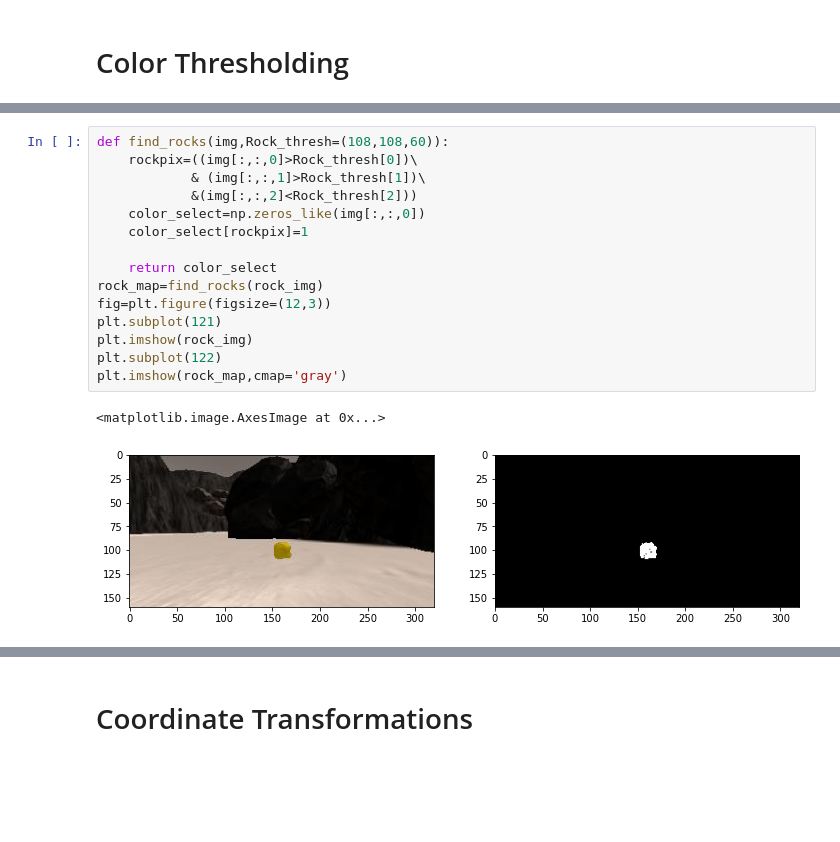
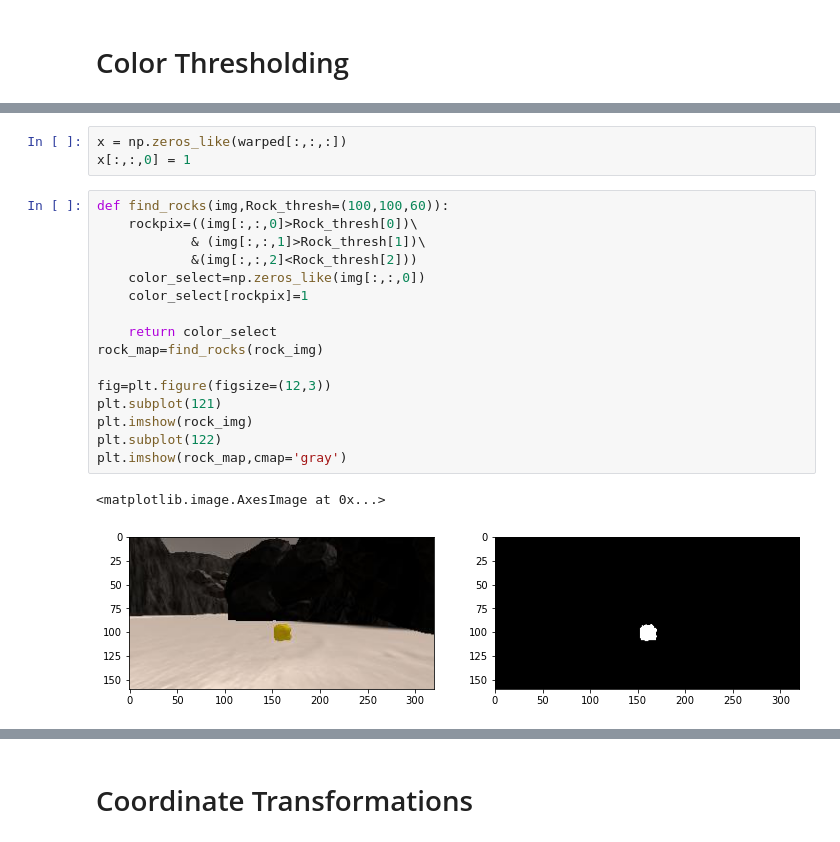
Before and after one commit to DedRec/Mars-Rover-Search-and-Sample-Return-Project, a Jupyter notebook: cvphase1.ipynb, the cells around one changed output, grey strips where cells are left out. Drawn from its saved outputs; the diff is of its cells as text; blank space fills up the shorter version.

```diff
--- a/cvphase1.ipynb
+++ b/cvphase1.ipynb
@@ -108,18 +106,22 @@ plt.imshow(threshed, cmap='gray')
-# %%
-def find_rocks(img,Rock_thresh=(108,108,60)):
-    rockpix=((img[:,:,0]>Rock_thresh[0])\
-            & (img[:,:,1]>Rock_thresh[1])\
-            &(img[:,:,2]<Rock_thresh[2]))
-    color_select=np.zeros_like(img[:,:,0])
-    color_select[rockpix]=1
-
-    return color_select
-rock_map=find_rocks(rock_img)
-fig=plt.figure(figsize=(12,3))
-plt.subplot(121)
-plt.imshow(rock_img)
-plt.subplot(122)
-plt.imshow(rock_map,cmap='gray')
-# %% [output]
-<matplotlib.image.AxesImage at 0x...>
-[figure, removed]
+# %%
+x = np.zeros_like(warped[:,:,:])
+x[:,:,0] = 1
+# %%
+def find_rocks(img,Rock_thresh=(100,100,60)):
+    rockpix=((img[:,:,0]>Rock_thresh[0])\
+            & (img[:,:,1]>Rock_thresh[1])\
+            &(img[:,:,2]<Rock_thresh[2]))
+    color_select=np.zeros_like(img[:,:,0])
+    color_select[rockpix]=1
+
+    return color_select
+rock_map=find_rocks(rock_img)
+
+fig=plt.figure(figsize=(12,3))
+plt.subplot(121)
+plt.imshow(rock_img)
+plt.subplot(122)
+plt.imshow(rock_map,cmap='gray')
+# %% [output]
+<matplotlib.image.AxesImage at 0x...>
+[figure, added]
```
Also changed, not shown: parts of 12 cells of this notebook.
